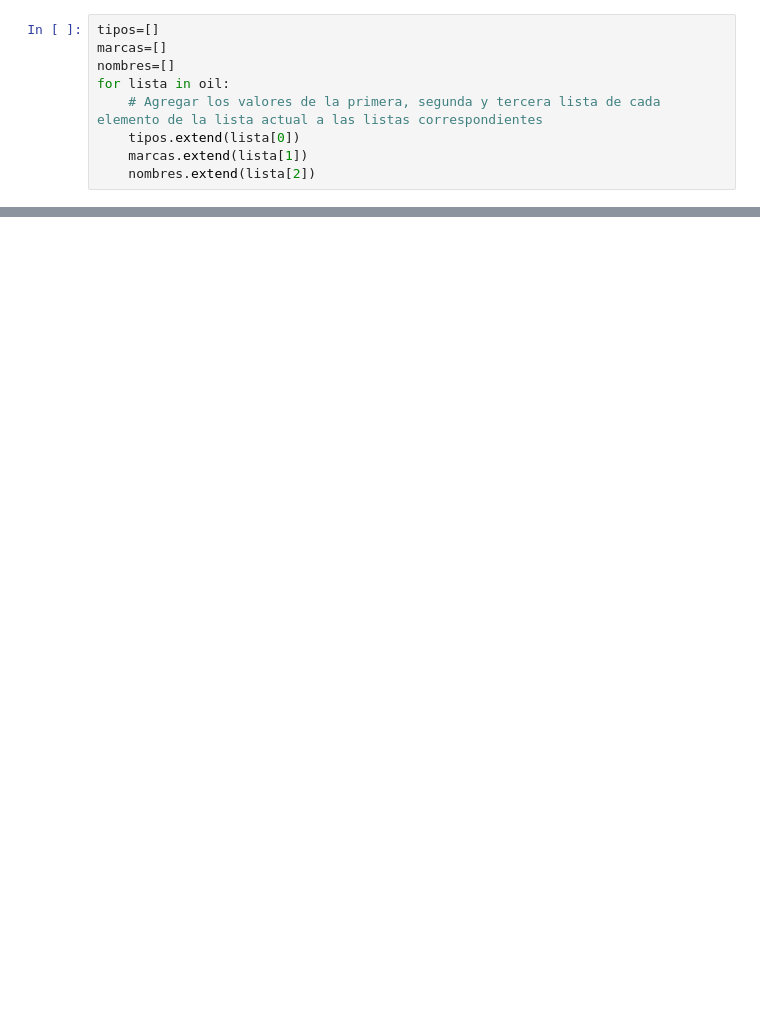
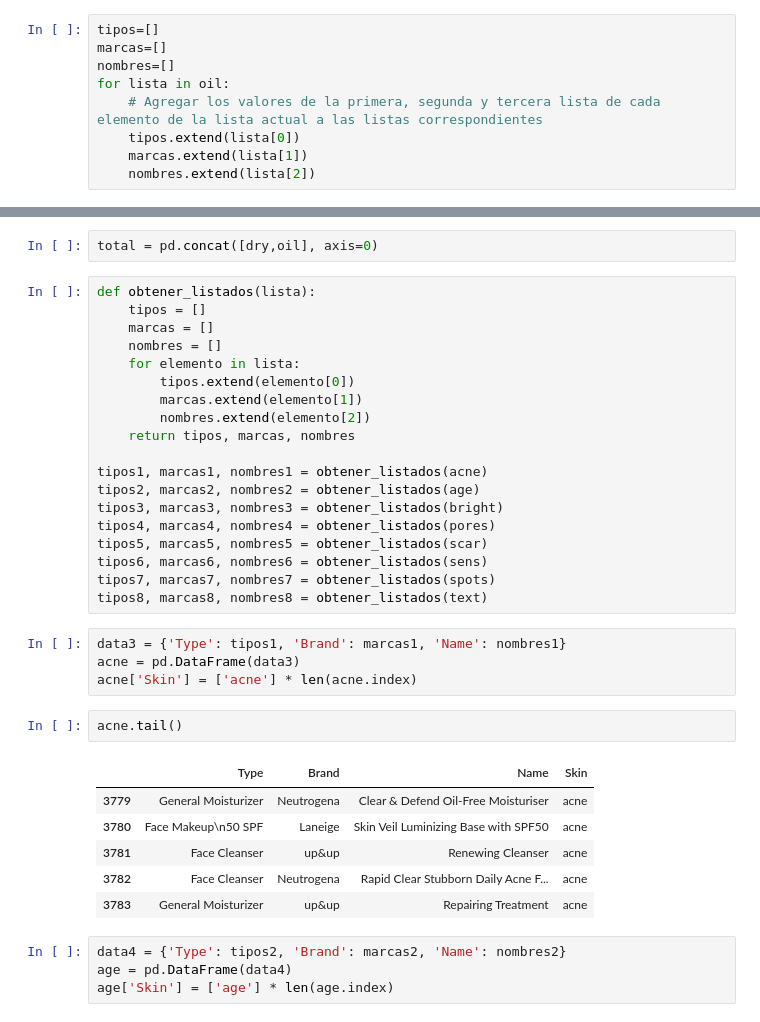
Before and after one commit to cristina-apostol/Skinbot-ML, a Jupyter notebook: Limpieza datos.ipynb, the cells around one changed output, grey strips where cells are left out. Cells and saved outputs as stored; diff of their text form; blank space fills up the shorter version.

```diff
--- a/Limpieza datos.ipynb
+++ b/Limpieza datos.ipynb
@@ -162,0 +136,38 @@ len(nombres)
+# %%
+total = pd.concat([dry,oil], axis=0)
+# %%
+def obtener_listados(lista):
+    tipos = []
+    marcas = []
+    nombres = []
+    for elemento in lista:
+        tipos.extend(elemento[0])
+        marcas.extend(elemento[1])
+        nombres.extend(elemento[2])
+    return tipos, marcas, nombres
+
+tipos1, marcas1, nombres1 = obtener_listados(acne)
+tipos2, marcas2, nombres2 = obtener_listados(age)
+tipos3, marcas3, nombres3 = obtener_listados(bright)
+tipos4, marcas4, nombres4 = obtener_listados(pores)
+tipos5, marcas5, nombres5 = obtener_listados(scar)
+tipos6, marcas6, nombres6 = obtener_listados(sens)
+tipos7, marcas7, nombres7 = obtener_listados(spots)
+tipos8, marcas8, nombres8 = obtener_listados(text)
+# %%
+data3 = {'Type': tipos1, 'Brand': marcas1, 'Name': nombres1}
+acne = pd.DataFrame(data3)
+acne['Skin'] = ['acne'] * len(acne.index)
+# %%
+acne.tail()
+# %% [output]
+|  | Type | Brand | Name | Skin |
+| 3779 | General Moisturizer | Neutrogena | Clear & Defend Oil-Free Moisturiser | acne |
+| 3780 | Face Makeup\n50 SPF | Laneige | Skin Veil Luminizing Base with SPF50 | acne |
+| 3781 | Face Cleanser | up&up | Renewing Cleanser | acne |
+| 3782 | Face Cleanser | Neutrogena | Rapid Clear Stubborn Daily Acne F... | acne |
+| 3783 | General Moisturizer | up&up | Repairing Treatment | acne |
+# %%
+data4 = {'Type': tipos2, 'Brand': marcas2, 'Name': nombres2}
+age = pd.DataFrame(data4)
+age['Skin'] = ['age'] * len(age.index)
```
Also changed, not shown: parts of 34 cells of this notebook.
